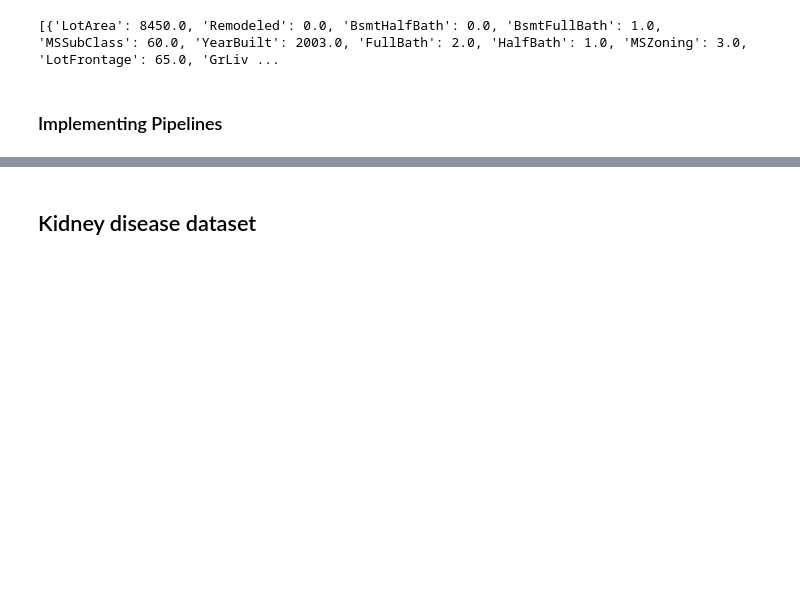
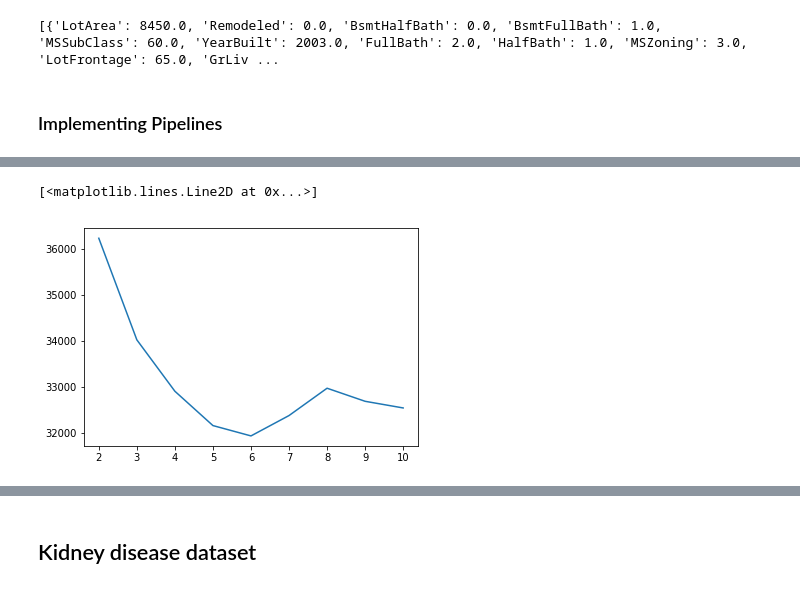
Before and after one commit to avs20/MSIT_ML_CLASS, a Jupyter notebook: Machine Learning/XGBoost.ipynb, the cells around one changed output, grey strips where cells are left out. Cells and saved outputs as stored; diff of their text form; code cells hidden in the pictures; blank space fills up the shorter version.

```diff
--- a/Machine Learning/XGBoost.ipynb
+++ b/Machine Learning/XGBoost.ipynb
@@ -346,0 +460,7 @@ TypeError: fit_transform() takes 2 positional arguments but 3 were given
+# %%
+import matplotlib.pyplot as plt
+%matplotlib inline
+plt.plot(max_depth, best_rmse)
+# %% [output]
+[<matplotlib.lines.Line2D at 0x...>]
+[figure, added]
```
Also changed, not shown: parts of 11 cells of this notebook.
